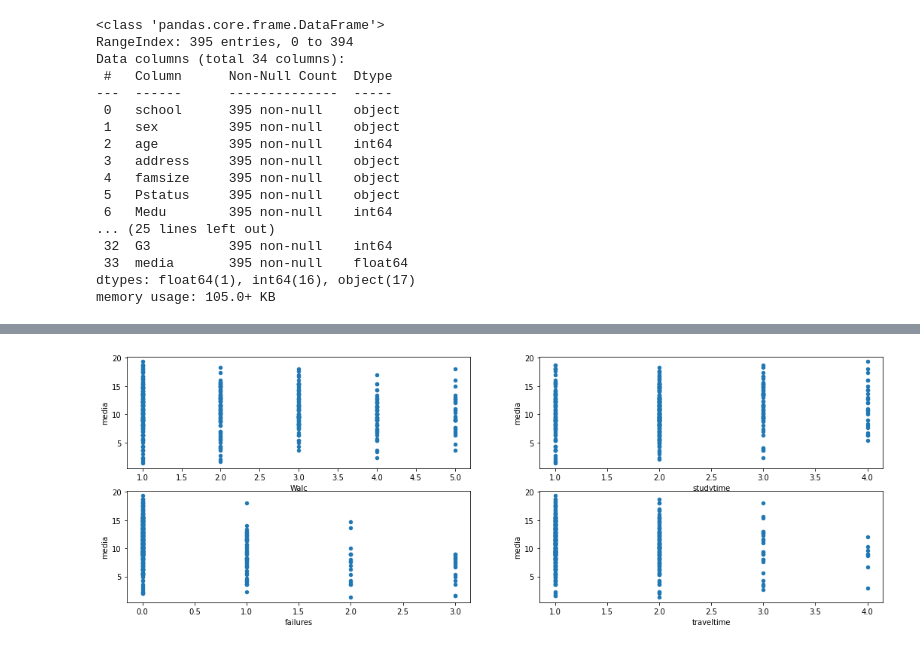
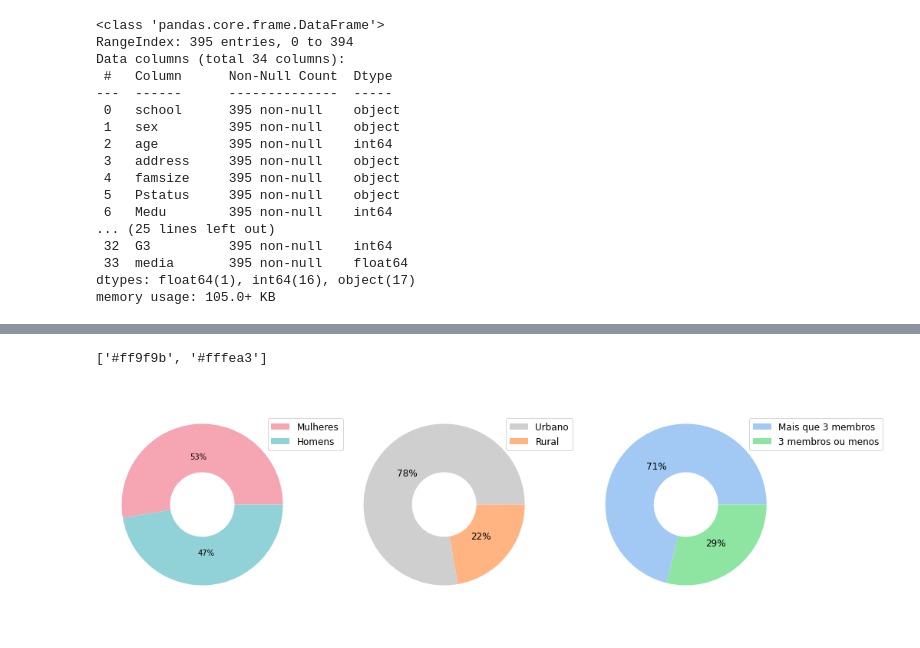
Before and after one commit to joaovdferraz/Projeto3_ADA, a Jupyter notebook: proj 4.ipynb, the cells around one changed output, grey strips where cells are left out. Saved outputs shown, nothing was run; the diff lists cells and outputs as text; code cells hidden in the pictures.

```diff
--- a/proj 4.ipynb
+++ b/proj 4.ipynb
@@ -309,12 +81,45 @@ fig.update_layout(
-# %%
-# alcool = df_edu.groupby(by='Walc').mean()['media'].to_frame()
-# alcool.plot(kind='scatter',x=alcool.index,y=alcool.values)
-# alcool = pd.pivot_table(data=df_edu,values='media',index='Walc')
-# alcool.plot(kind='scatter',x=alcool.index,y=alcool['media'])
-fig, ax = plt.subplots(2,2,figsize=(18,6))
-df_edu.plot(x='Walc',y='media',kind='scatter',ax=ax[0,0])
-df_edu.plot(x='studytime',y='media',kind='scatter',ax=ax[0,1])
-df_edu.plot(x='failures',y='media',kind='scatter',ax=ax[1,0])
-df_edu.plot(x='traveltime',y='media',kind='scatter',ax=ax[1,1]);
-# %% [output]
-[figure, removed]
+# %%
+import random
+
+
+def sample(n):
+    colors = sns.color_palette("pastel").as_hex()
+    nossa_lista = []
+    for i in range(n):
+        aleatorio = random.randint(0, len(colors)-1)
+        while colors[aleatorio] in nossa_lista:
+            aleatorio = random.randint(0, len(colors)-1)
+        nossa_lista.append(colors[aleatorio])
+    return nossa_lista
+# %%
+sample(2)
+# %% [output]
+['#ff9f9b', '#fffea3']
+# %%
+fig, ax = plt.subplots(1, 3, figsize=(12, 6))
+
+
+df_edu.value_counts('sex').plot(kind='pie', ax=ax[0], radius=1, wedgeprops={
+    "width": 0.6}, autopct='%1.0f%%', figsize=(16, 8), colors=['#f6a6b2', '#90d2d8'], labeldistance=None)
+ax[0].set_title('Gênero dos alunos', color='white', fontsize=15)
+ax[0].legend(['Mulheres', 'Homens'], loc='upper right',
+             fontsize=12, bbox_to_anchor=(1.22, .95))
+ax[0].set_ylabel("")
+
+
+df_edu['address'].value_counts().plot(kind='pie', fontsize=12, autopct='%1.0f%%', radius=1, wedgeprops={
+    "width": 0.6}, figsize=(16, 8), colors=sample(2), labeldistance=None, ax=ax[1])
+ax[1].set_title('Distribuição dos locais de moradia dos alunos',
+                color='white', fontsize=15)
+ax[1].legend(['Urbano', 'Rural'], loc='upper right',
+             fontsize=12, bbox_to_anchor=(1.16, 0.95))
+ax[1].set_ylabel("")
+
+df_edu['famsize'].value_counts().plot(kind='pie', fontsize=12, autopct='%1.0f%%', radius=1, wedgeprops={
+    "width": 0.6}, figsize=(16, 8), colors=sample(2), labeldistance=None, ax=ax[2])
+ax[2].set_title('Tamanho da família dos alunos', color='white', fontsize=15)
+ax[2].legend(['Mais que 3 membros', '3 membros ou menos'],
+             loc='upper right', fontsize=12, bbox_to_anchor=(1.50, 0.95))
+ax[2].set_ylabel("")
+# %% [output]
+[figure, added]
```
Also changed, not shown: parts of 34 cells of this notebook.
